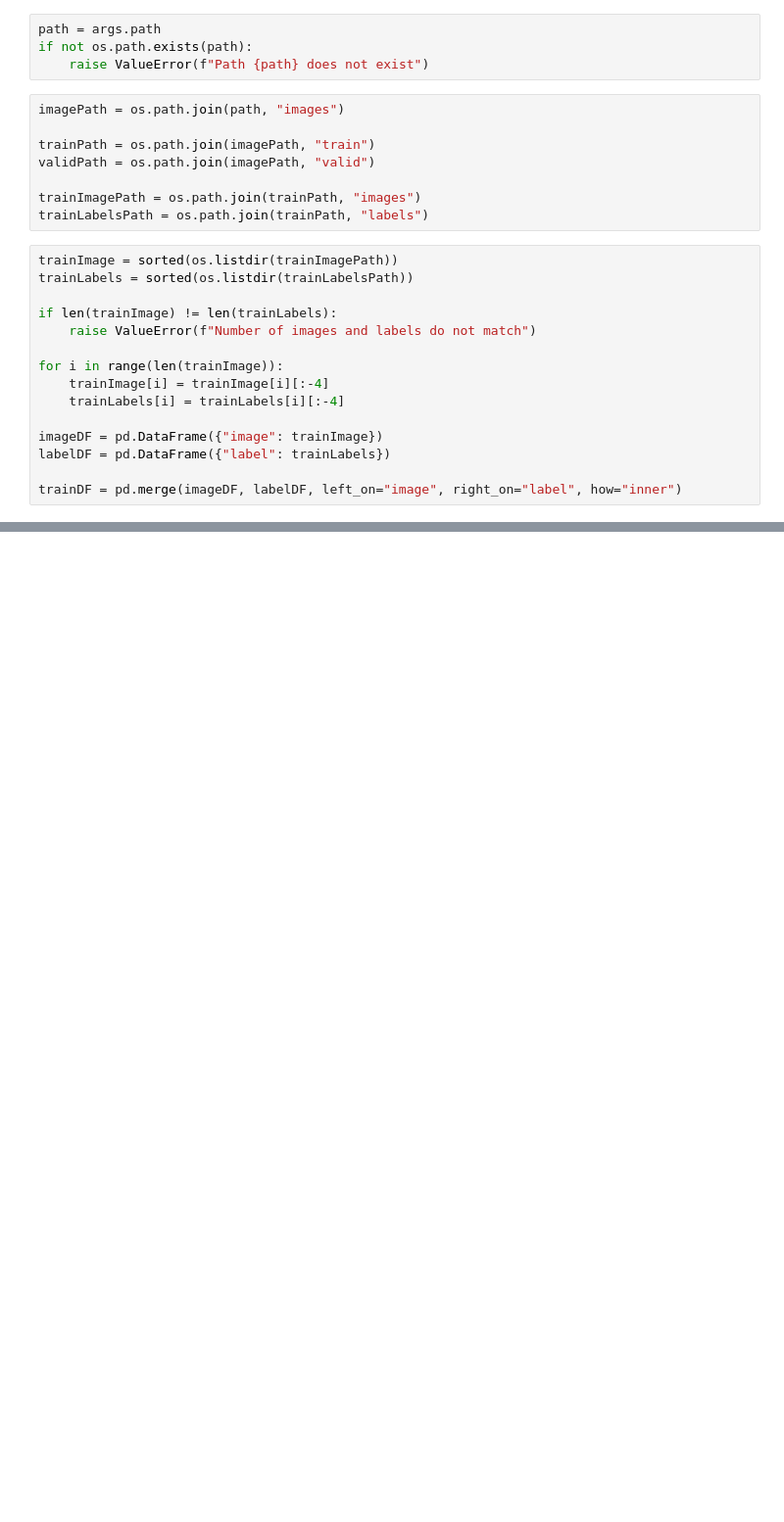
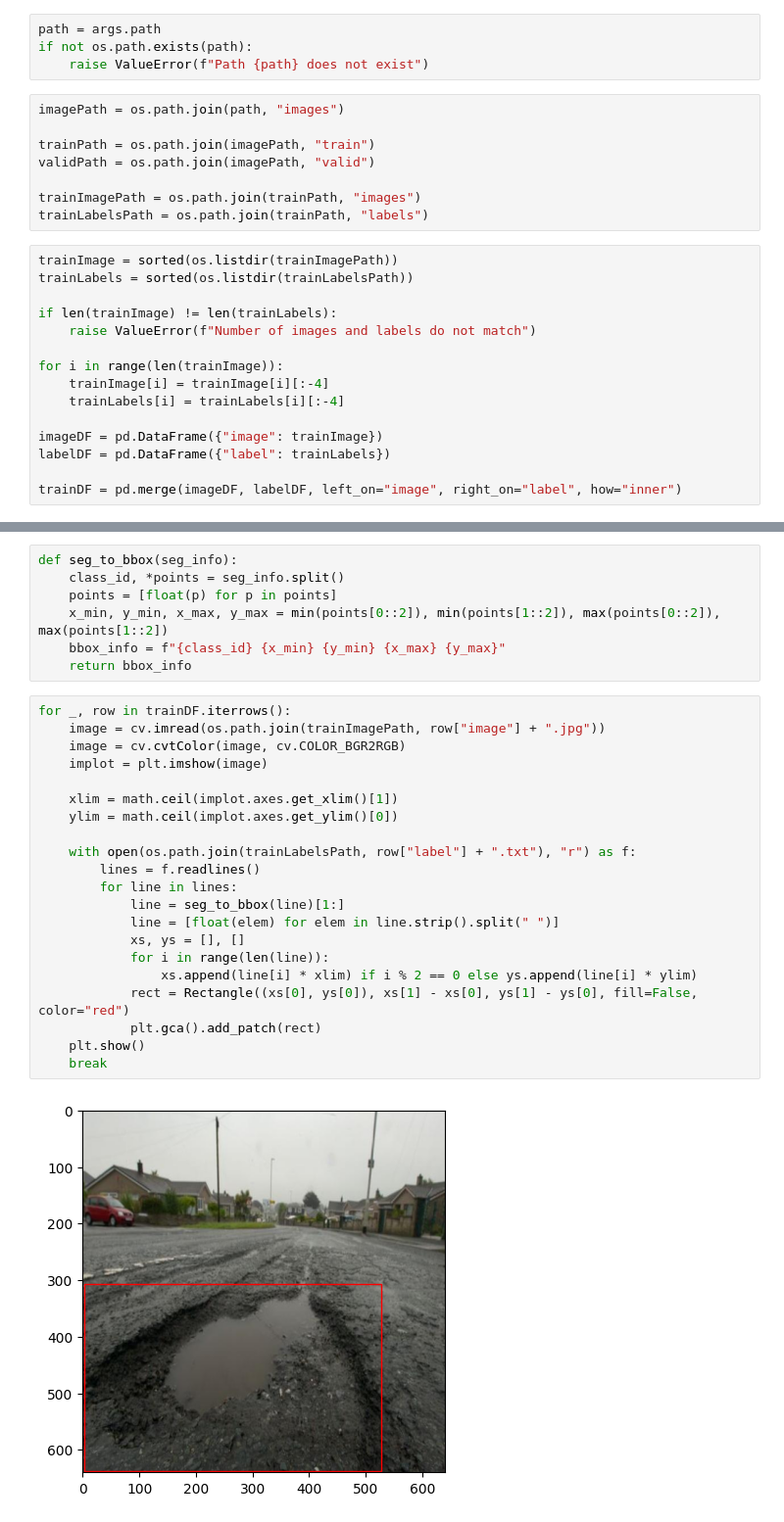
Before and after one commit to JustCati/PotholeSegmentation, a Jupyter notebook: main.ipynb, the cells around one changed output, grey strips where cells are left out. Shown at 98% size. Saved outputs shown, nothing was run; the diff lists cells and outputs as text; blank space fills up the shorter version.

```diff
--- a/main.ipynb
+++ b/main.ipynb
@@ -65,0 +71,30 @@ for _, row in trainDF.iterrows():
+# %%
+def seg_to_bbox(seg_info):
+    class_id, *points = seg_info.split()
+    points = [float(p) for p in points]
+    x_min, y_min, x_max, y_max = min(points[0::2]), min(points[1::2]), max(points[0::2]), max(points[1::2])
+    bbox_info = f"{class_id} {x_min} {y_min} {x_max} {y_max}"
+    return bbox_info
+# %%
+for _, row in trainDF.iterrows():
+    image = cv.imread(os.path.join(trainImagePath, row["image"] + ".jpg"))
+    image = cv.cvtColor(image, cv.COLOR_BGR2RGB)
+    implot = plt.imshow(image)
+
+    xlim = math.ceil(implot.axes.get_xlim()[1])
+    ylim = math.ceil(implot.axes.get_ylim()[0])
+
+    with open(os.path.join(trainLabelsPath, row["label"] + ".txt"), "r") as f:
+        lines = f.readlines()
+        for line in lines:
+            line = seg_to_bbox(line)[1:]
+            line = [float(elem) for elem in line.strip().split(" ")]
+            xs, ys = [], []
+            for i in range(len(line)):
+                xs.append(line[i] * xlim) if i % 2 == 0 else ys.append(line[i] * ylim)
+            rect = Rectangle((xs[0], ys[0]), xs[1] - xs[0], ys[1] - ys[0], fill=False, color="red")
+            plt.gca().add_patch(rect)
+    plt.show()
+    break
+# %% [output]
+[figure, added]
```
Also changed, not shown: parts of 4 cells of this notebook.
